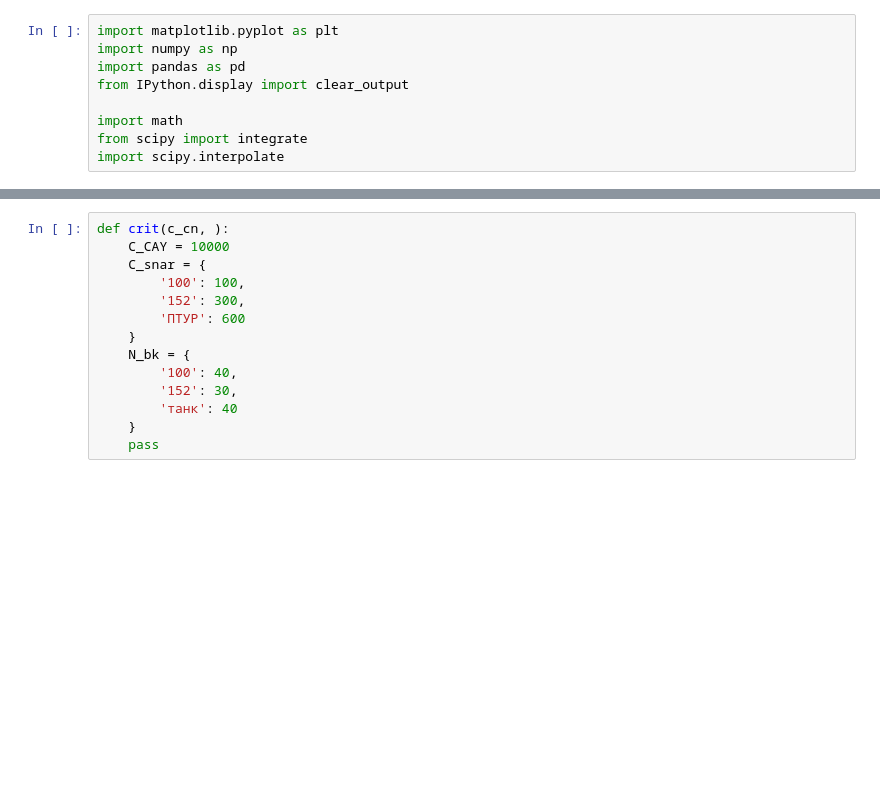
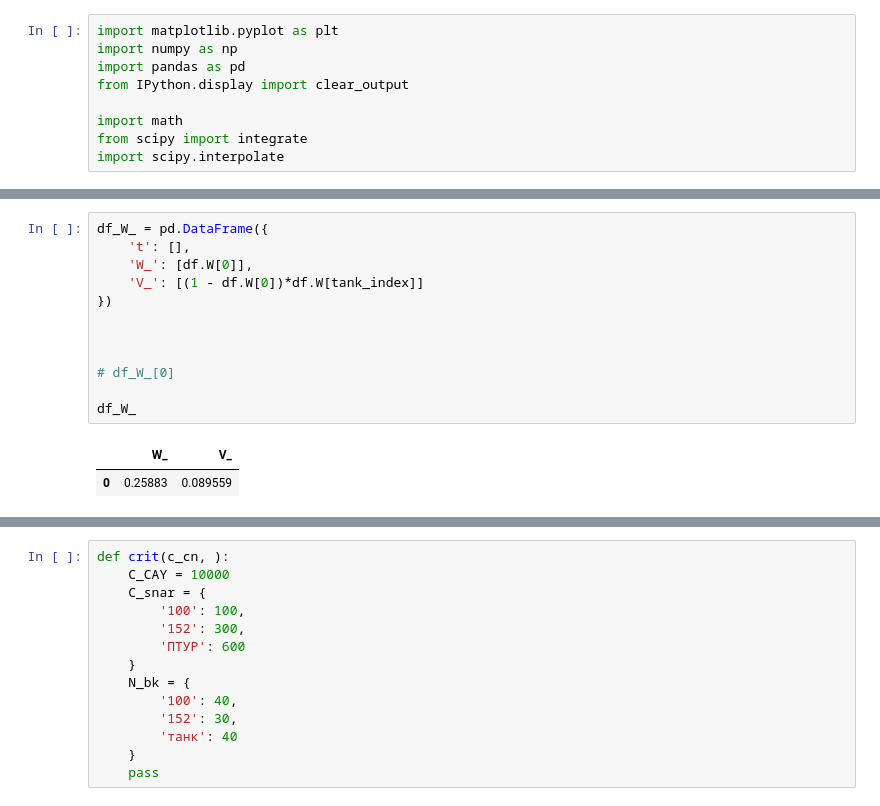
Before and after one commit to FlameDanita/The-effectiveness-of-missile-weapons, a Jupyter notebook: Modeling_fight.ipynb, the cells around one changed output, grey strips where cells are left out. Drawn from its saved outputs; the diff is of its cells as text; blank space fills up the shorter version.

```diff
--- a/Modeling_fight.ipynb
+++ b/Modeling_fight.ipynb
@@ -290,0 +340,15 @@ df
+# %%
+df_W_ = pd.DataFrame({
+    't': [],
+    'W_': [df.W[0]],
+    'V_': [(1 - df.W[0])*df.W[tank_index]]
+})
+
+
+
+# df_W_[0]
+
+df_W_
+# %% [output]
+|  | W_ | V_ |
+| 0 | 0.25883 | 0.089559 |
```
Also changed, not shown: parts of 8 cells of this notebook.
